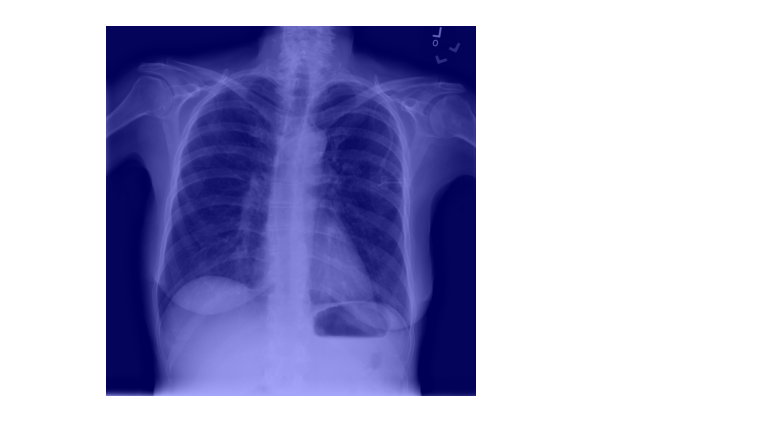
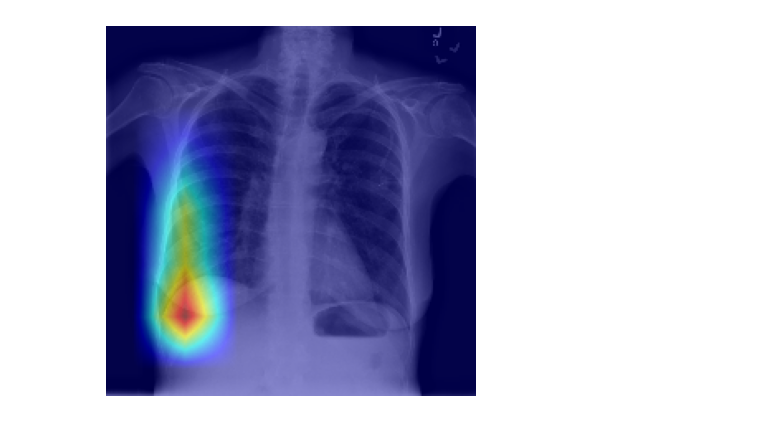
Before and after one commit to totton-hollenbeak/DS440-Project, a Jupyter notebook: DS440_Project.ipynb, the cells around one changed output. Cells and saved outputs as stored; diff of their text form; code cells hidden in the pictures.

Commit message:
Working version with grad cam and evidence for improvement during training

```diff
--- a/DS440_Project.ipynb
+++ b/DS440_Project.ipynb
@@ -100,6 +152,20 @@ optimizer = optim.Adam(model.parameters(), lr = 0.1)
 #class_counts = torch.sum(y_train_tensor, dim=0).float()
 #pos_weight = 1.0 / class_counts
 criterion = nn.BCEWithLogitsLoss()
+# %%
+num_epochs = 100
+lr = 0.001
+gamma=0.1
+milestones = [0.5 * num_epochs, 0.75 * num_epochs]
+
+# Optimizer
+optimizer = torch.optim.Adam(model.parameters(), lr=lr)
+
+# Scheduler
+scheduler = torch.optim.lr_scheduler.MultiStepLR(optimizer, milestones=milestones, gamma=gamma)
+
+# Loss function (cross entropy for classification)
+loss_func = nn.BCEWithLogitsLoss()
 # %%
 best_model_path = "best_transfer_learning_model.pth"
 best_loss = np.inf
@@ -107,7 +173,7 @@ best_score = 0
 best_epoch = 0
 sigmoid_threshold = 0.5
 
-for epoch in range(5):
+for epoch in range(10):
     model.train()
 
     for inputs, targets in tqdm.tqdm(train_loader, desc="Training: "):
@@ -137,7 +203,7 @@ for epoch in range(5):
             all_targets.extend(validation_targets)
             all_predictions.extend(probabilities)
 
-    validation_score = average_precision_score(all_targets, all_predictions, average="macro")
+    validation_score = roc_auc_score(all_targets, all_predictions, average="macro")
     validation_loss /= len(validation_loader.dataset)
 
     if validation_loss < best_loss:
@@ -147,5 +213,5 @@ for epoch in range(5):
         best_score = validation_score
         torch.save(model.state_dict(), best_model_path)
 
-    print(f"Epoch: {epoch + 1}, Validation Loss: {validation_loss}, Macro Average Precision: {validation_score}")
+    print(f"Epoch: {epoch + 1}, Validation Loss: {validation_loss}, ROC AUC: {validation_score}")
 # %% [output]
@@ -201,33 +273,25 @@ ROC AUC: 0.5
 # %%
 model.load_state_dict(torch.load("best_transfer_learning_model.pth", weights_only=True))
 model.eval()
 
-preprocess = transforms.Compose([
-    transforms.Grayscale(num_output_channels=3),
-    transforms.ToTensor(),
-    transforms.Normalize(mean=[0.485, 0.456, 0.406], std=[0.229, 0.224, 0.225])
-])
+target_layers = [model.layer4[-1]]
 
-example_image = Image.open("./Example Images/Infiltration.PNG").convert("L")
-grad_cam_image = np.float32(example_image) / 255.0
-grad_cam_image = Image.fromarray(grad_cam_image)
+image = Image.open("./Example Images/Infiltration.PNG").convert("RGB")
+input_tensor = data_transform(image).unsqueeze(0)
 
-target_layers = [model.layer4[-1]]
-input_tensor = preprocess(grad_cam_image).unsqueeze(0)
-
-labels = [6]
-targets = [ClassifierOutputTarget(label) for label in labels]
+targets = [ClassifierOutputTarget(0)]
 
 with GradCAM(model=model, target_layers=target_layers) as cam:
-  grayscale_cam = cam(input_tensor=input_tensor, targets=targets)
-  grayscale_cam = grayscale_cam[0, :]
+    grayscale_cam = cam(input_tensor=input_tensor, targets=targets)
+    grayscale_cam = grayscale_cam[0, :]
 
-  img = np.float32(example_image) / 255.0
-  img = np.repeat(img[..., np.newaxis], 3, axis=-1)
-  visualization = show_cam_on_image(img, grayscale_cam, use_rgb=True)
+    rgb_img = np.array(image) / 255.0
+    rgb_img = cv2.resize(rgb_img, (224, 224))
 
-plt.imshow(visualization)
-plt.axis("off")
-plt.show()
+    visualization = show_cam_on_image(rgb_img, grayscale_cam, use_rgb=True)
+
+    plt.imshow(visualization)
+    plt.axis('off')
+    plt.show()
 # %% [output]
-[figure, old version]
+[figure, new version]
```
Also changed, not shown: parts of 10 cells of this notebook.
